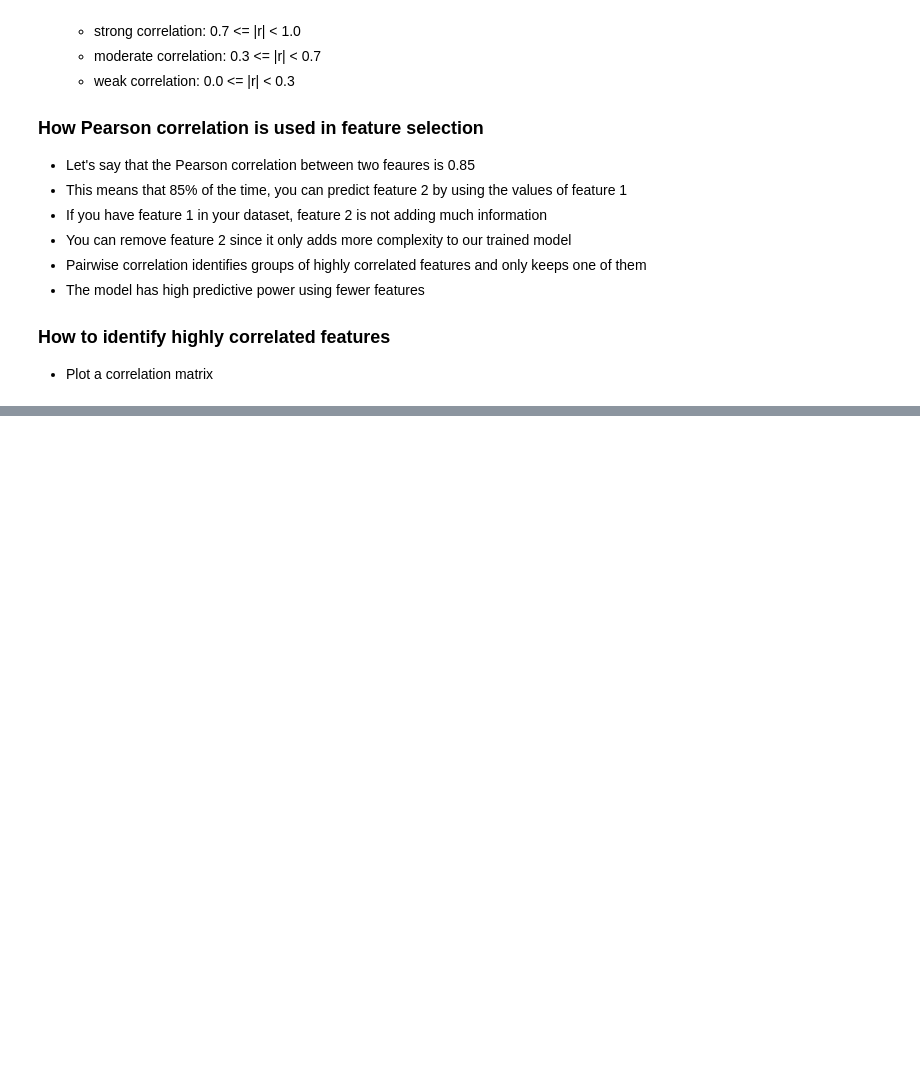
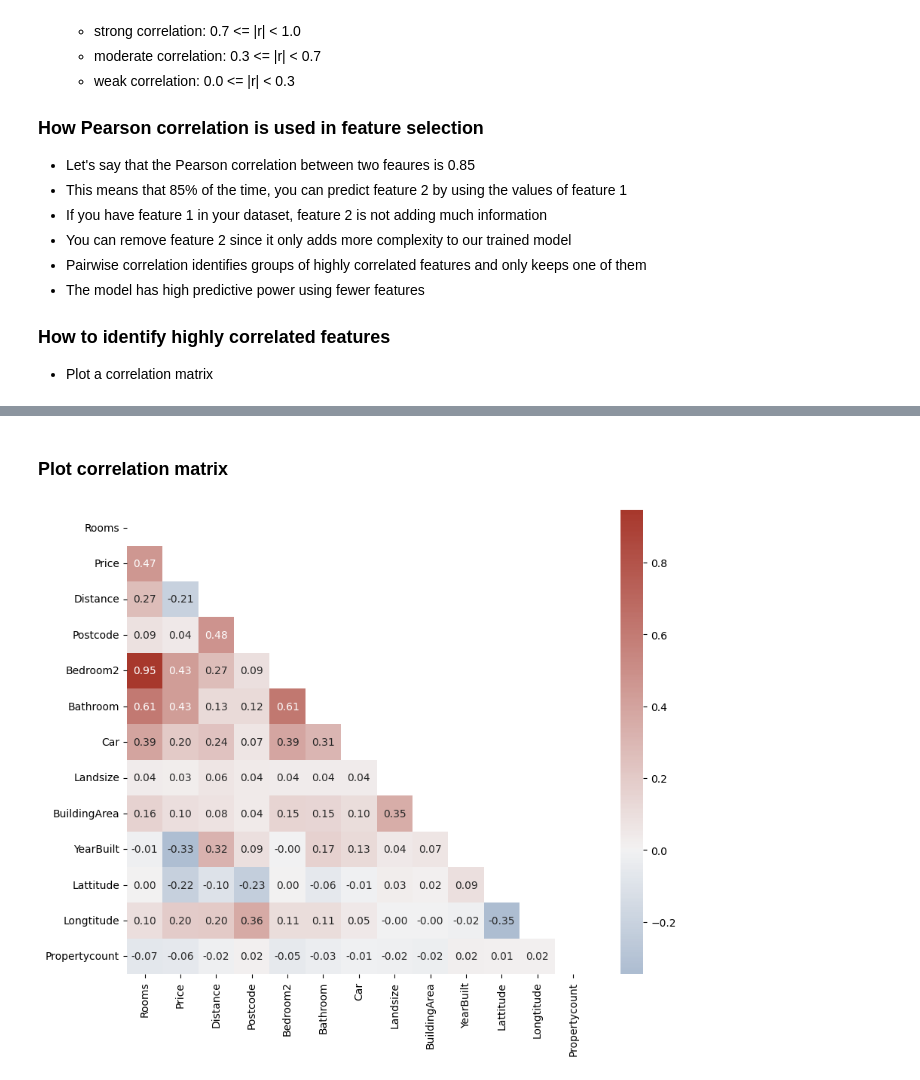
Before and after one commit to MAyub114/feature_selection, a Jupyter notebook: pairwise_correlation.ipynb, the cells around one changed output, grey strips where cells are left out. Drawn from its saved outputs; the diff is of its cells as text; code cells hidden in the pictures; blank space fills up the shorter version.

Commit message:
Correlation matrix visual analysis

```diff
--- a/pairwise_correlation.ipynb
+++ b/pairwise_correlation.ipynb
@@ -32,0 +38,20 @@
+# %%
+def correlation_matrix(df: pd.DataFrame, figsize):
+    """
+    A function to calculate and plot
+    correlation matrix of a DataFrame.
+    """
+    # Create the matrix
+    matrix = df.corr()
+
+    # Create cmap
+    cmap = sns.diverging_palette(250, 15, s=75, l=40, n=9, center="light", as_cmap=True)
+
+    # Create a mask
+    mask = np.triu(np.ones_like(matrix, dtype=bool))
+
+    # Make figsize bigger
+    fig, ax = plt.subplots(figsize=figsize)
+
+    # Plot the matrix
+    _ = sns.heatmap(matrix, mask=mask, center=0, annot=True, fmt='.2f', square=True, cmap=cmap, ax=ax)
@@ -32,0 +62,4 @@
+# %%
+FILE_PATH = "/workspaces/feature_selection/data/"
+houses = pd.read_csv(FILE_PATH + "Melbourne_housing_FULL.csv")
+houses.head()
@@ -32,0 +78,13 @@
+# %%
+# Numerical features
+numerical_features = houses.select_dtypes(include='number').columns.tolist()
+print(f'There are {len(numerical_features)} numerical features:')
+print(numerical_features)
+
+# Categorical features
+categorical_features = houses.select_dtypes(exclude='number').columns.tolist()
+print(f'There are {len(categorical_features)} categorical features:')
+print(categorical_features)
+
+houses_numerical = houses[numerical_features]
+houses_numerical.head()
@@ -32,0 +102,6 @@
+# %% [markdown]
+### Plot correlation matrix
+# %%
+correlation_matrix(houses_numerical, figsize=(10, 8))
+# %% [output]
+[figure, added]
```
Also changed, not shown: parts of 6 cells of this notebook.
